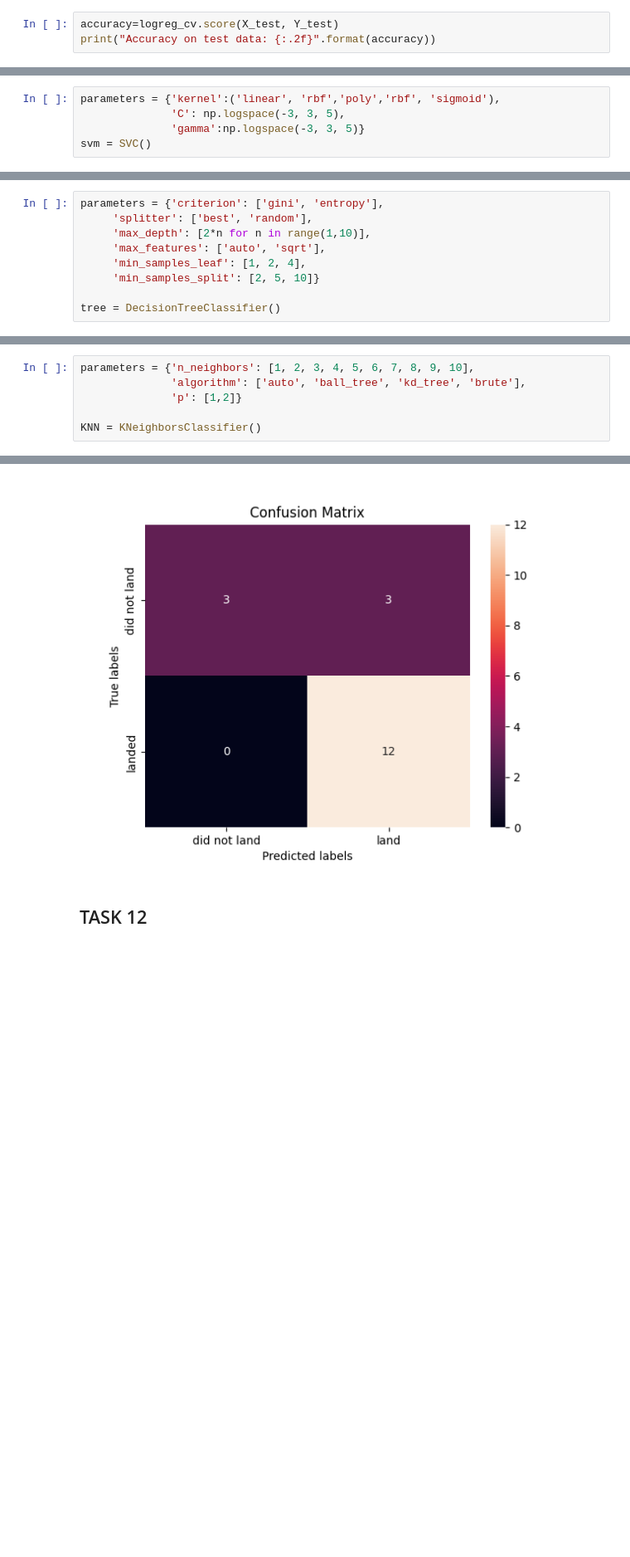
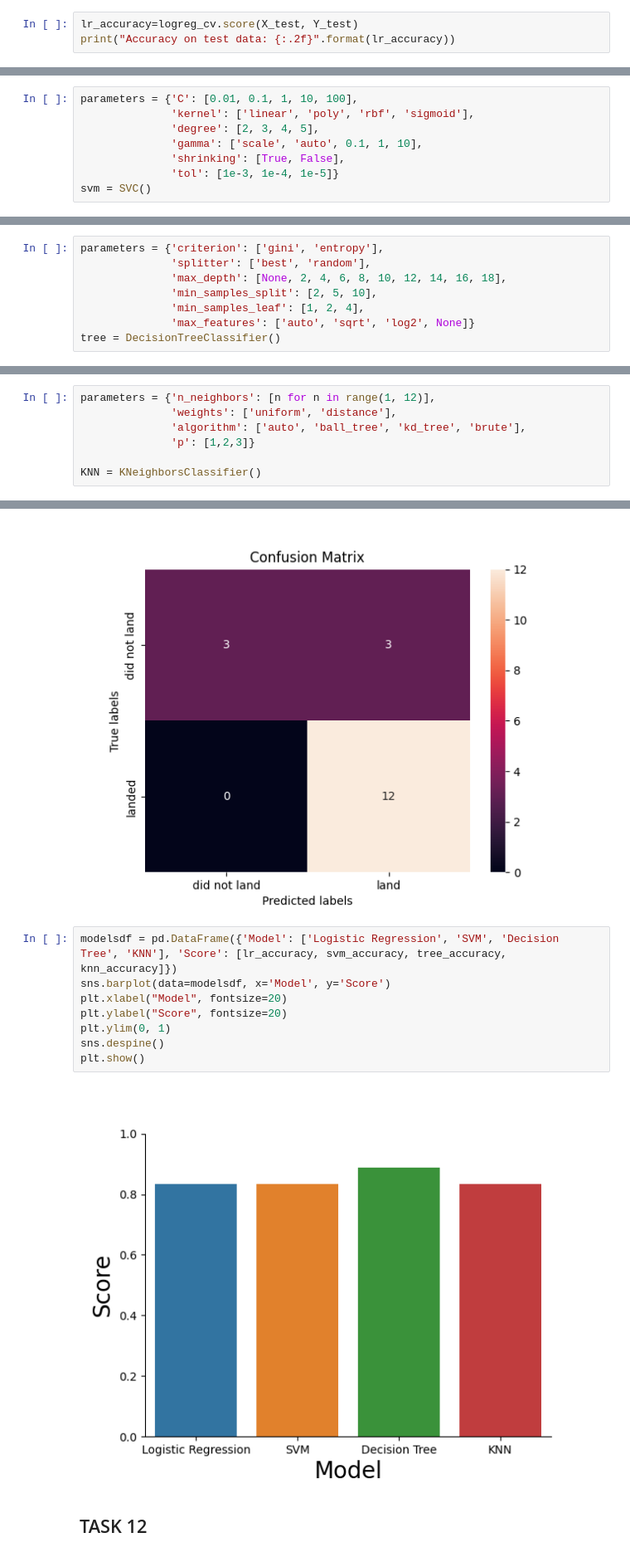
Before and after one commit to anzapata/SpaceX_Project, a Jupyter notebook: labs_notebooks/SpaceX_Machine_Learning_Prediction.ipynb, the cells around one changed output, grey strips where cells are left out. Shown at 83% size. Saved outputs shown, nothing was run; the diff lists cells and outputs as text; blank space fills up the shorter version.

```diff
--- a/labs_notebooks/SpaceX_Machine_Learning_Prediction.ipynb
+++ b/labs_notebooks/SpaceX_Machine_Learning_Prediction.ipynb
@@ -191,8 +187,8 @@ accuracy : 0.8464285714285713
 # %% [markdown]
 Calculate the accuracy on the test data using the method <code>score</code>:
 # %%
-accuracy=logreg_cv.score(X_test, Y_test)
-print("Accuracy on test data: {:.2f}".format(accuracy))
+lr_accuracy=logreg_cv.score(X_test, Y_test)
+print("Accuracy on test data: {:.2f}".format(lr_accuracy))
 # %% [output]
 Accuracy on test data: 0.83
 # %% [markdown]
@@ -209,9 +205,12 @@ Examining the confusion matrix, we see that logistic regression can distinguish
 # %% [markdown]
 Create a support vector machine object then  create a  <code>GridSearchCV</code> object  <code>svm_cv</code> with cv - 10.  Fit the object to find the best parameters from the dictionary <code>parameters</code>.
 # %%
-parameters = {'kernel':('linear', 'rbf','poly','rbf', 'sigmoid'),
-              'C': np.logspace(-3, 3, 5),
-              'gamma':np.logspace(-3, 3, 5)}
+parameters = {'C': [0.01, 0.1, 1, 10, 100],
+              'kernel': ['linear', 'poly', 'rbf', 'sigmoid'],
+              'degree': [2, 3, 4, 5],
+              'gamma': ['scale', 'auto', 0.1, 1, 10],
+              'shrinking': [True, False],
+              'tol': [1e-3, 1e-4, 1e-5]}
 svm = SVC()
 # %%
 svm_cv=GridSearchCV(svm, param_grid=parameters, cv=10)
@@ -251,12 +250,11 @@ plot_confusion_matrix(Y_test,yhat)
 Create a decision tree classifier object then  create a  <code>GridSearchCV</code> object  <code>tree_cv</code> with cv = 10.  Fit the object to find the best parameters from the dictionary <code>parameters</code>.
 # %%
 parameters = {'criterion': ['gini', 'entropy'],
-     'splitter': ['best', 'random'],
-     'max_depth': [2*n for n in range(1,10)],
-     'max_features': ['auto', 'sqrt'],
-     'min_samples_leaf': [1, 2, 4],
-     'min_samples_split': [2, 5, 10]}
-
+              'splitter': ['best', 'random'],
+              'max_depth': [None, 2, 4, 6, 8, 10, 12, 14, 16, 18],
+              'min_samples_split': [2, 5, 10],
+              'min_samples_leaf': [1, 2, 4],
+              'max_features': ['auto', 'sqrt', 'log2', None]}
 tree = DecisionTreeClassifier()
 # %%
 tree_cv=GridSearchCV(tree, param_grid=parameters, cv=10)
@@ -296,9 +294,10 @@ plot_confusion_matrix(Y_test,yhat)
 # %% [markdown]
 Create a k nearest neighbors object then  create a  <code>GridSearchCV</code> object  <code>knn_cv</code> with cv = 10.  Fit the object to find the best parameters from the dictionary <code>parameters</code>.
 # %%
-parameters = {'n_neighbors': [1, 2, 3, 4, 5, 6, 7, 8, 9, 10],
+parameters = {'n_neighbors': [n for n in range(1, 12)],
+              'weights': ['uniform', 'distance'],
               'algorithm': ['auto', 'ball_tree', 'kd_tree', 'brute'],
-              'p': [1,2]}
+              'p': [1,2,3]}
 
 KNN = KNeighborsClassifier()
 # %%
@@ -331,6 +330,16 @@ yhat = knn_cv.predict(X_test)
 plot_confusion_matrix(Y_test,yhat)
 # %% [output]
 [figure]
+# %%
+modelsdf = pd.DataFrame({'Model': ['Logistic Regression', 'SVM', 'Decision Tree', 'KNN'], 'Score': [lr_accuracy, svm_accuracy, tree_accuracy, knn_accuracy]})
+sns.barplot(data=modelsdf, x='Model', y='Score')
+plt.xlabel("Model", fontsize=20)
+plt.ylabel("Score", fontsize=20)
+plt.ylim(0, 1)
+sns.despine()
+plt.show()
+# %% [output]
+[figure, added]
 # %% [markdown]
 ## TASK  12
 # %% [markdown]
```
Also changed, not shown: parts of 7 cells of this notebook.
